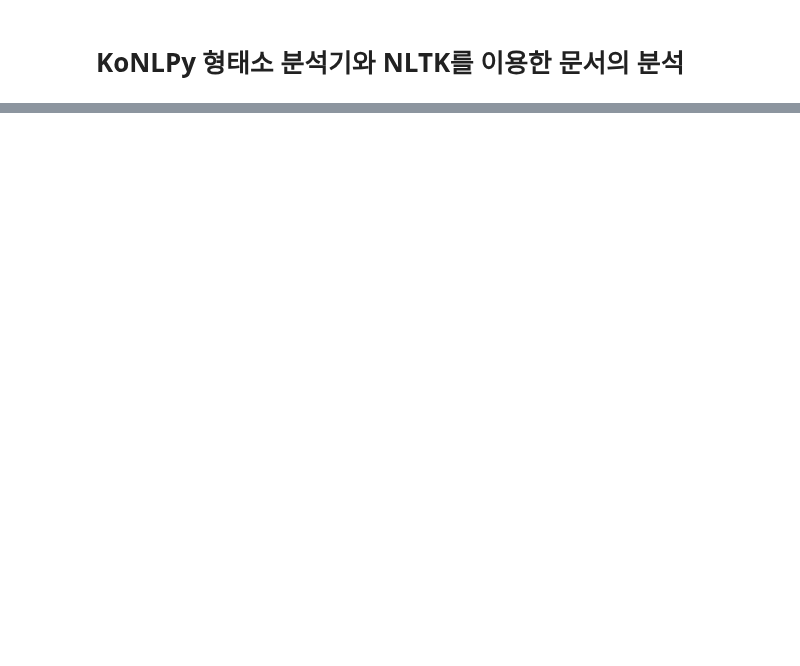
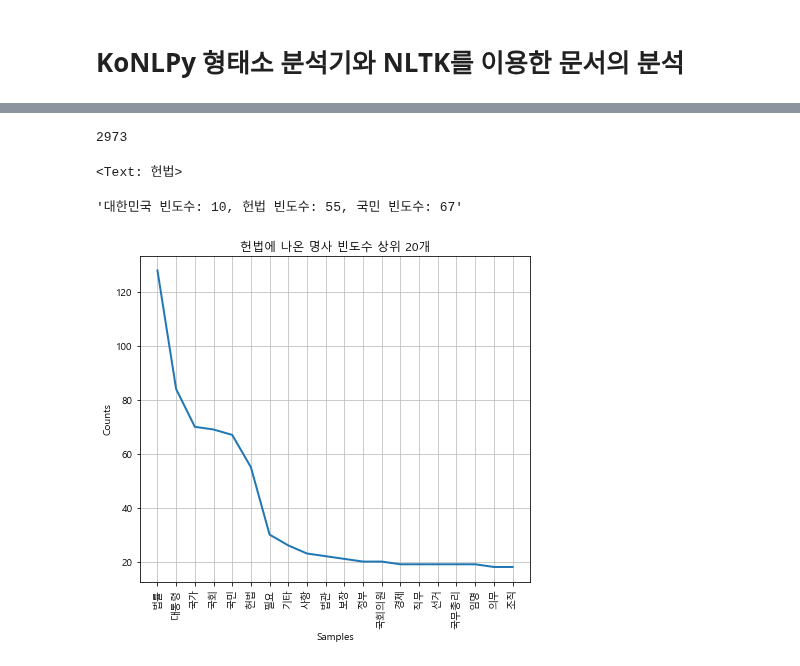
Before and after one commit to mein0121/Python_JupyterNotebook, a Jupyter notebook: 07.텍스트분석/02_KoNLPy.ipynb, the cells around one changed output, grey strips where cells are left out. Drawn from its saved outputs; the diff is of its cells as text; code cells hidden in the pictures; blank space fills up the shorter version.

```diff
--- a/07.텍스트분석/02_KoNLPy.ipynb
+++ b/07.텍스트분석/02_KoNLPy.ipynb
@@ -64,0 +369,5 @@ txt = 'KoNLPy는 한국어 정보처리를 위한 파이썬 패키지입니다.
+# %%
+# 명사만 추출
+kom = Komoran()
+nouns = kom.nouns(law)
+len(nouns)
@@ -64,0 +396,28 @@ txt = 'KoNLPy는 한국어 정보처리를 위한 파이썬 패키지입니다.
+# %%
+# 1글자인 단어들은 제거.
+nouns = [word for word in nouns if len(word)>1]
+len(nouns)
+# %% [output]
+2973
+# %%
+text = Text(nouns, name='헌법')
+text
+# %% [output]
+<Text: 헌법>
+# %%
+"대한민국 빈도수: {}, 헌법 빈도수: {}, 국민 빈도수: {}".format(text.count('대한민국'), text.count('헌법'), text.count('국민'))
+# %% [output]
+'대한민국 빈도수: 10, 헌법 빈도수: 55, 국민 빈도수: 67'
+# %%
+import matplotlib as mpl
+mpl.rcParams['font.family']= 'malgun gothic'
+# %%
+import matplotlib.pyplot as plt
+plt.figure(figsize=(7,6))
+
+plt.title('헌법에 나온 명사 빈도수 상위 20개')
+text.plot(20)
+
+plt.show()
+# %% [output]
+[figure, added]
```
Also changed, not shown: parts of 54 cells of this notebook, 1 other file.
